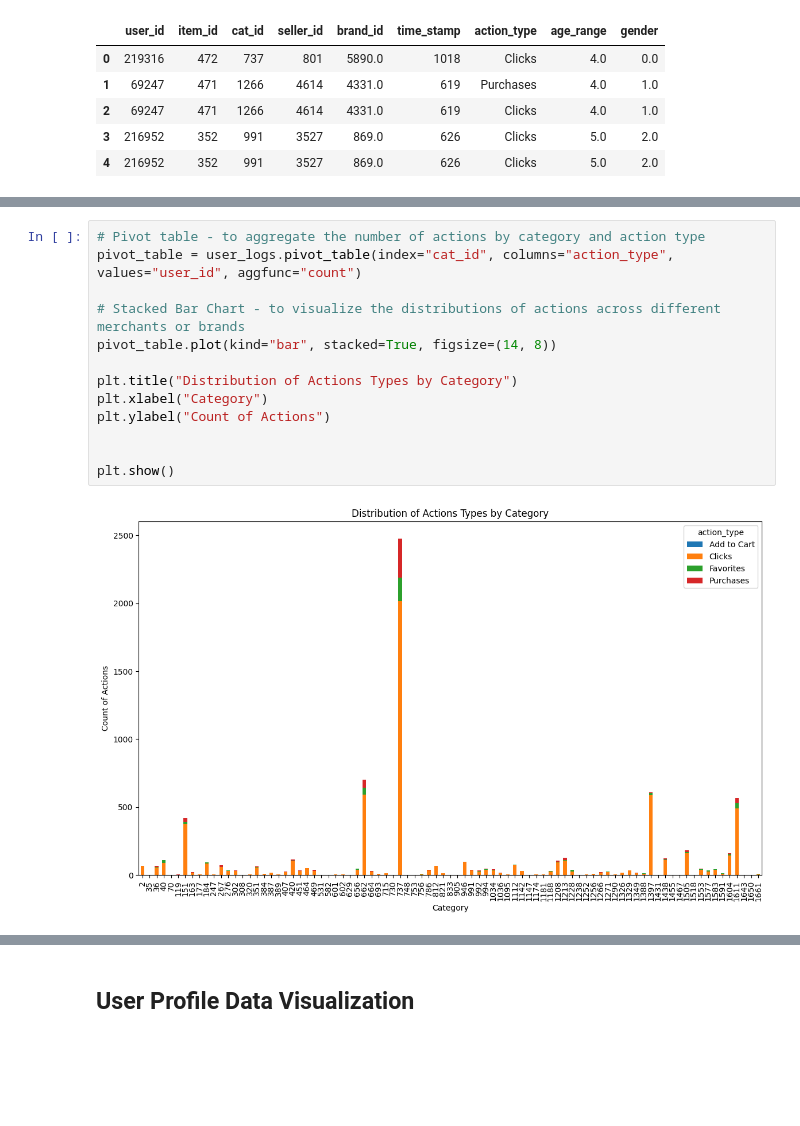
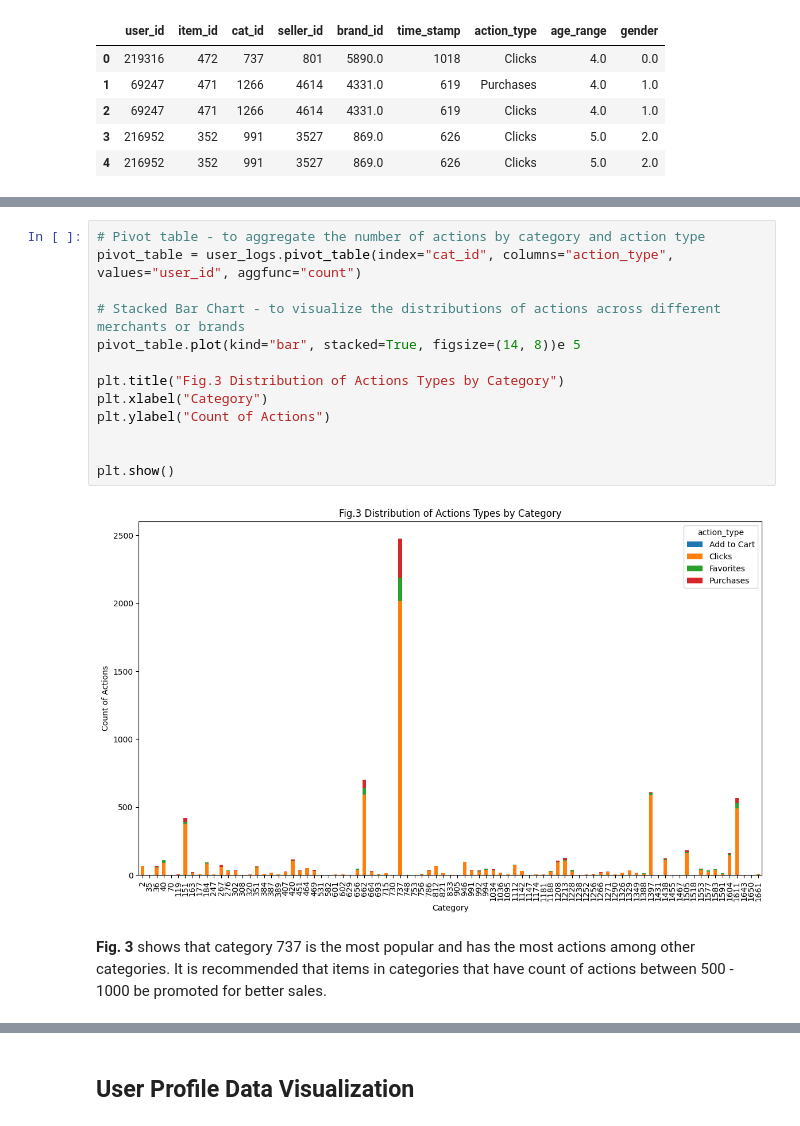
Before and after one commit to CaptainComputer1/CECS550Project, a Jupyter notebook: EM_PR_Final_DataVis.ipynb, the cells around one changed output, grey strips where cells are left out. Drawn from its saved outputs; the diff is of its cells as text; blank space fills up the shorter version.

```diff
--- a/EM_PR_Final_DataVis.ipynb
+++ b/EM_PR_Final_DataVis.ipynb
@@ -92,18 +96,20 @@ plt.show()
 # %%
 # Pivot table - to aggregate the number of actions by category and action type
 pivot_table = user_logs.pivot_table(index="cat_id", columns="action_type", values="user_id", aggfunc="count")
 
 # Stacked Bar Chart - to visualize the distributions of actions across different merchants or brands
-pivot_table.plot(kind="bar", stacked=True, figsize=(14, 8))
+pivot_table.plot(kind="bar", stacked=True, figsize=(14, 8))e 5
 
-plt.title("Distribution of Actions Types by Category")
+plt.title("Fig.3 Distribution of Actions Types by Category")
 plt.xlabel("Category")
 plt.ylabel("Count of Actions")
 
 
 plt.show()
 # %% [output]
-[figure, old version]
+[figure, new version]
+# %% [markdown]
+**Fig. 3** shows that category 737 is the most popular and has the most actions among other categories. It is recommended that items in categories that have count of actions between 500 - 1000 be promoted for better sales.
 # %%
 # Convert time_stamp to datetime format: mmdd
 user_logs["time_stamp"] = pd.to_datetime(user_logs["time_stamp"], format="%m%d")
```
Also changed, not shown: parts of 10 cells of this notebook.
